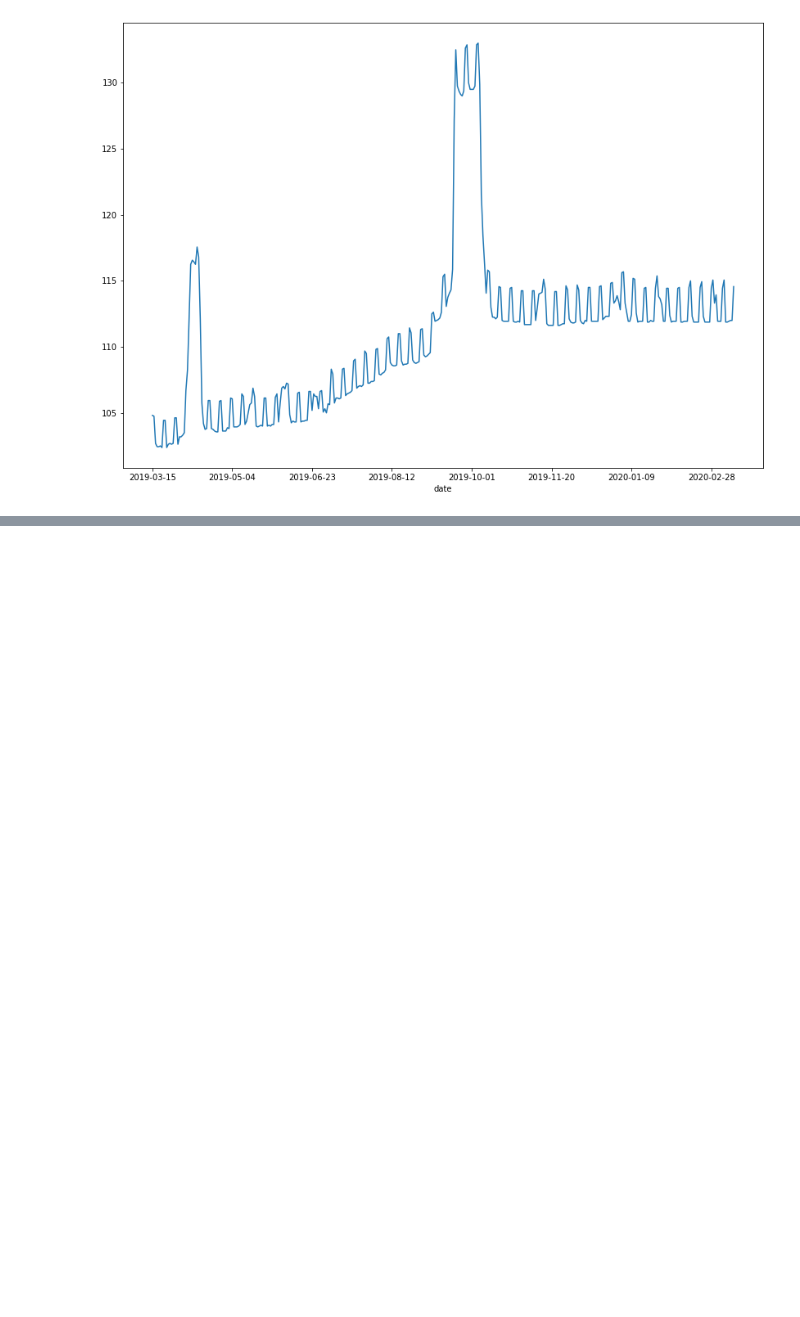
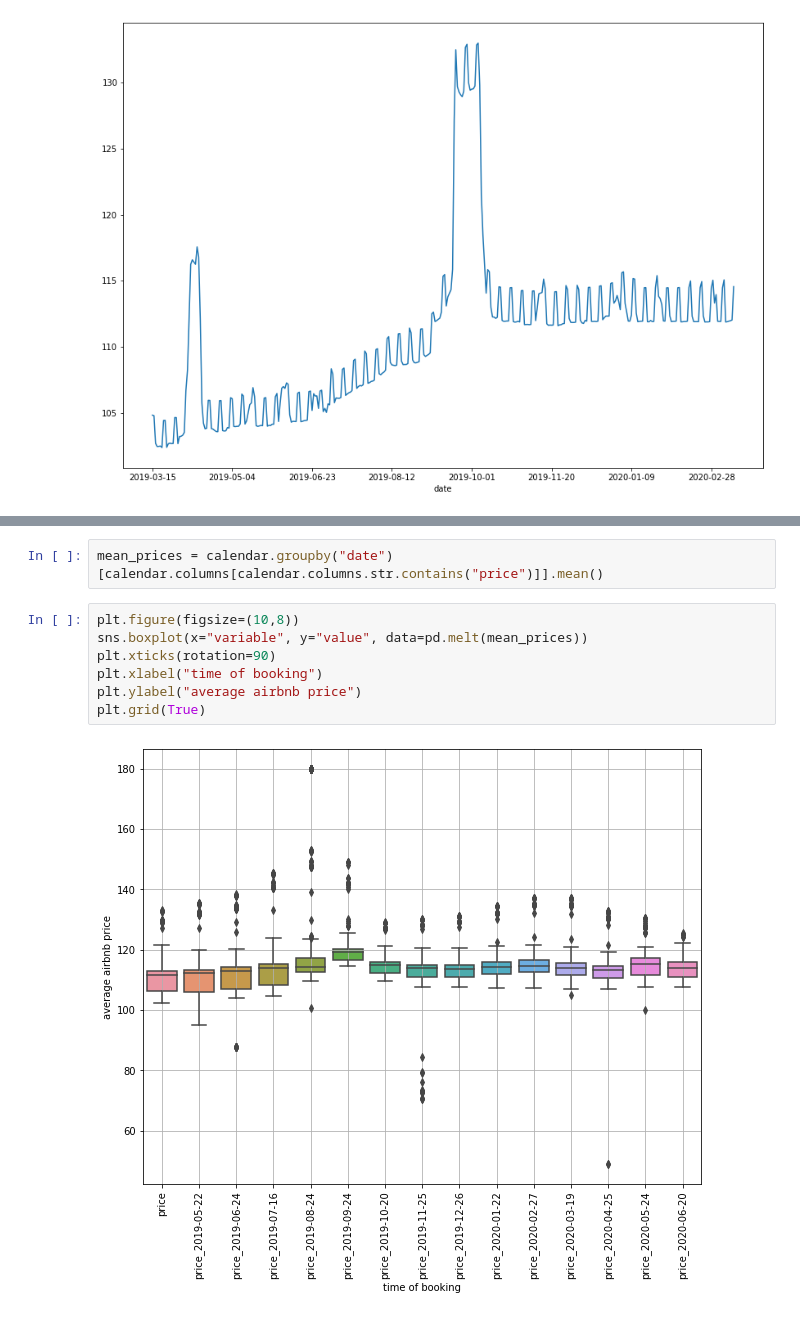
Before and after one commit to alexweinfurter/munich-airbnb-data, a Jupyter notebook: notebooks/data_exploration.ipynb, the cells around one changed output, grey strips where cells are left out. Saved outputs shown, nothing was run; the diff lists cells and outputs as text; blank space fills up the shorter version.

```diff
--- a/notebooks/data_exploration.ipynb
+++ b/notebooks/data_exploration.ipynb
@@ -232,0 +263,11 @@ dtype: object
+# %%
+mean_prices = calendar.groupby("date")[calendar.columns[calendar.columns.str.contains("price")]].mean()
+# %%
+plt.figure(figsize=(10,8))
+sns.boxplot(x="variable", y="value", data=pd.melt(mean_prices))
+plt.xticks(rotation=90)
+plt.xlabel("time of booking")
+plt.ylabel("average airbnb price")
+plt.grid(True)
+# %% [output]
+[figure, added]
```
Also changed, not shown: parts of 14 cells of this notebook.
